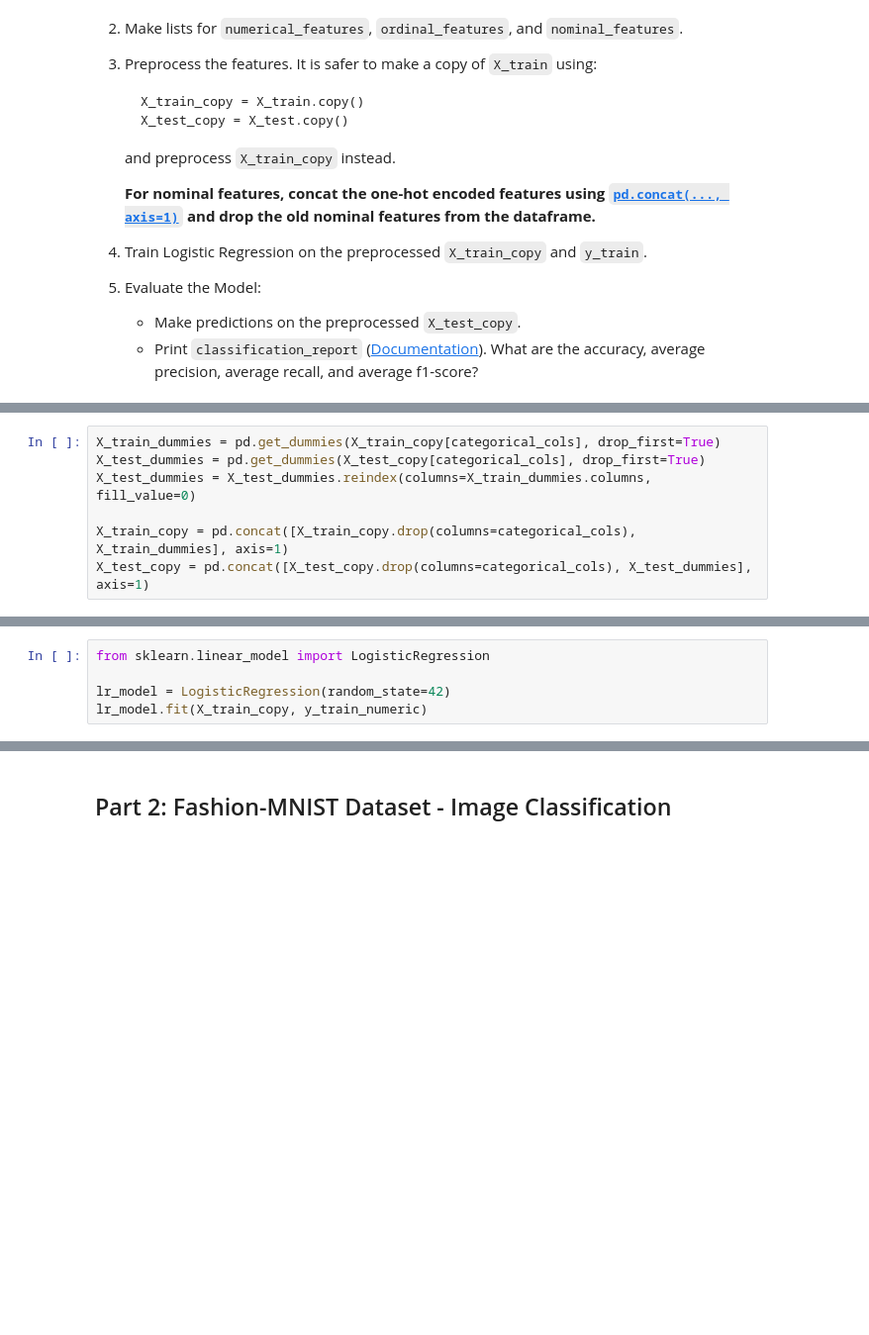
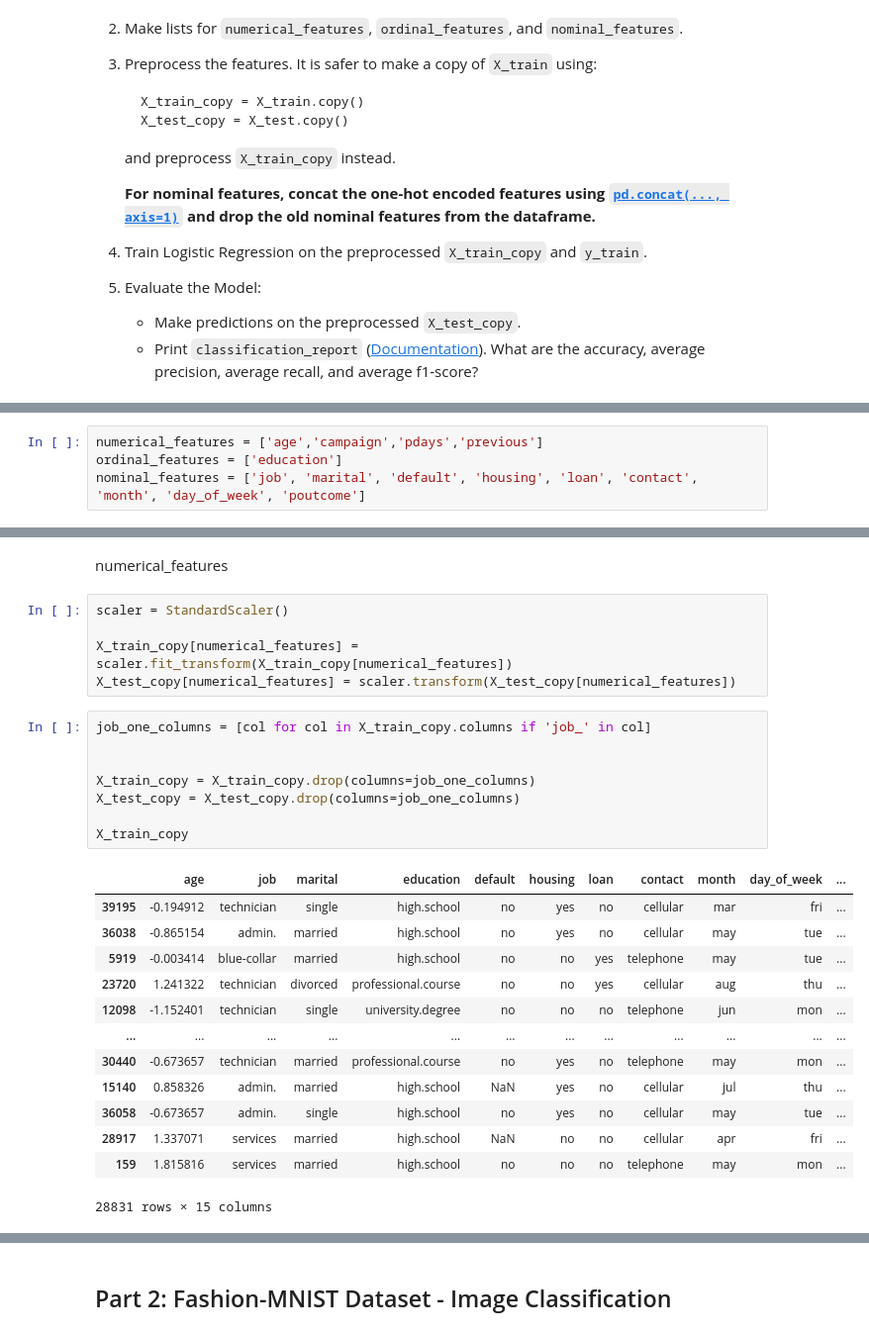
Before and after one commit to SarunDz-12/229352-Statistical-Learning-for-Data-Science-2, a Jupyter notebook: Lab02_Data_Preprocessing.ipynb, the cells around one changed output, grey strips where cells are left out. Shown at 99% size. Drawn from its saved outputs; the diff is of its cells as text; blank space fills up the shorter version.

```diff
--- a/Lab02_Data_Preprocessing.ipynb
+++ b/Lab02_Data_Preprocessing.ipynb
@@ -364,7 +197,0 @@ print(X_train_copy.columns.tolist())
-# %%
-X_train_dummies = pd.get_dummies(X_train_copy[categorical_cols], drop_first=True)
-X_test_dummies = pd.get_dummies(X_test_copy[categorical_cols], drop_first=True)
-X_test_dummies = X_test_dummies.reindex(columns=X_train_dummies.columns, fill_value=0)
-
-X_train_copy = pd.concat([X_train_copy.drop(columns=categorical_cols), X_train_dummies], axis=1)
-X_test_copy = pd.concat([X_test_copy.drop(columns=categorical_cols), X_test_dummies], axis=1)
@@ -374,5 +197,0 @@ y_train_numeric = y_train.map({'yes': 1, 'no': 0})
-# %%
-from sklearn.linear_model import LogisticRegression
-
-lr_model = LogisticRegression(random_state=42)
-lr_model.fit(X_train_copy, y_train_numeric)
@@ -425,0 +198,4 @@ ValueError: could not convert string to float: 'no'
+# %%
+numerical_features = ['age','campaign','pdays','previous']
+ordinal_features = ['education']
+nominal_features = ['job', 'marital', 'default', 'housing', 'loan', 'contact', 'month', 'day_of_week', 'poutcome']
@@ -425,0 +211,29 @@ ValueError: could not convert string to float: 'no'
+# %% [markdown]
+numerical_features
+# %%
+scaler = StandardScaler()
+
+X_train_copy[numerical_features] = scaler.fit_transform(X_train_copy[numerical_features])
+X_test_copy[numerical_features] = scaler.transform(X_test_copy[numerical_features])
+# %%
+job_one_columns = [col for col in X_train_copy.columns if 'job_' in col]
+
+
+X_train_copy = X_train_copy.drop(columns=job_one_columns)
+X_test_copy = X_test_copy.drop(columns=job_one_columns)
+
+X_train_copy
+# %% [output]
+|  | age | job | marital | education | default | housing | loan | contact | month | day_of_week | ... |
+| 39195 | -0.194912 | technician | single | high.school | no | yes | no | cellular | mar | fri | ... |
+| 36038 | -0.865154 | admin. | married | high.school | no | yes | no | cellular | may | tue | ... |
+| 5919 | -0.003414 | blue-collar | married | high.school | no | no | yes | telephone | may | tue | ... |
+| 23720 | 1.241322 | technician | divorced | professional.course | no | no | yes | cellular | aug | thu | ... |
+| 12098 | -1.152401 | technician | single | university.degree | no | no | no | telephone | jun | mon | ... |
+| ... | ... | ... | ... | ... | ... | ... | ... | ... | ... | ... | ... |
+| 30440 | -0.673657 | technician | married | professional.course | no | yes | no | telephone | may | mon | ... |
+| 15140 | 0.858326 | admin. | married | high.school | NaN | yes | no | cellular | jul | thu | ... |
+| 36058 | -0.673657 | admin. | single | high.school | no | yes | no | cellular | may | tue | ... |
+| 28917 | 1.337071 | services | married | high.school | NaN | no | no | cellular | apr | fri | ... |
+| 159 | 1.815816 | services | married | high.school | no | no | no | telephone | may | mon | ... |
+28831 rows × 15 columns
```
Also changed, not shown: parts of 35 cells of this notebook.
